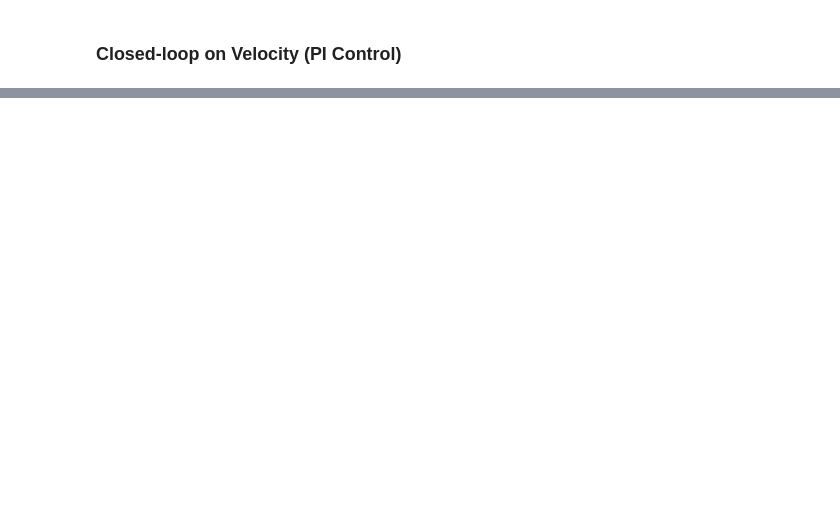
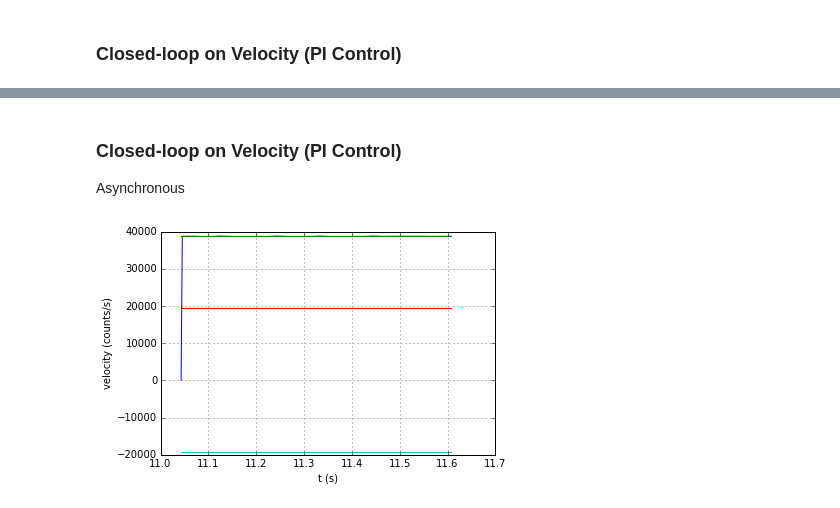
Before and after one commit to mcdeoliveira/pyctrl, a Jupyter notebook: notebook/SimulateController.ipynb, the cells around one changed output, grey strips where cells are left out. Cells and saved outputs as stored; diff of their text form; code cells hidden in the pictures; blank space fills up the shorter version.

```diff
--- a/notebook/SimulateController.ipynb
+++ b/notebook/SimulateController.ipynb
@@ -203,0 +204,22 @@ plt.grid()
+# %% [markdown]
+### Closed-loop on Velocity (PI Control)
+Asynchronous
+# %%
+controller.reset_logger()
+controller.start()
+controller.set_reference1(100)
+# %%
+log = controller.get_log()
+t = log[:,0]
+velocity = np.zeros(t.shape, float)
+velocity[1:] = (log[1:,1]-log[:-1,1])/controller.period
+t = log[:,0]
+plt.plot(t, velocity,
+         (t[0],t[-1]), (reference, reference),
+         (t[0],t[-1]), (.5*reference, .5*reference),
+         (t[0],t[-1]), (-.5*reference, -.5*reference))
+plt.xlabel('t (s)')
+plt.ylabel('velocity (counts/s)')
+plt.grid()
+# %% [output]
+[figure, added]
```
Also changed, not shown: parts of 5 cells of this notebook, 1 other file.
